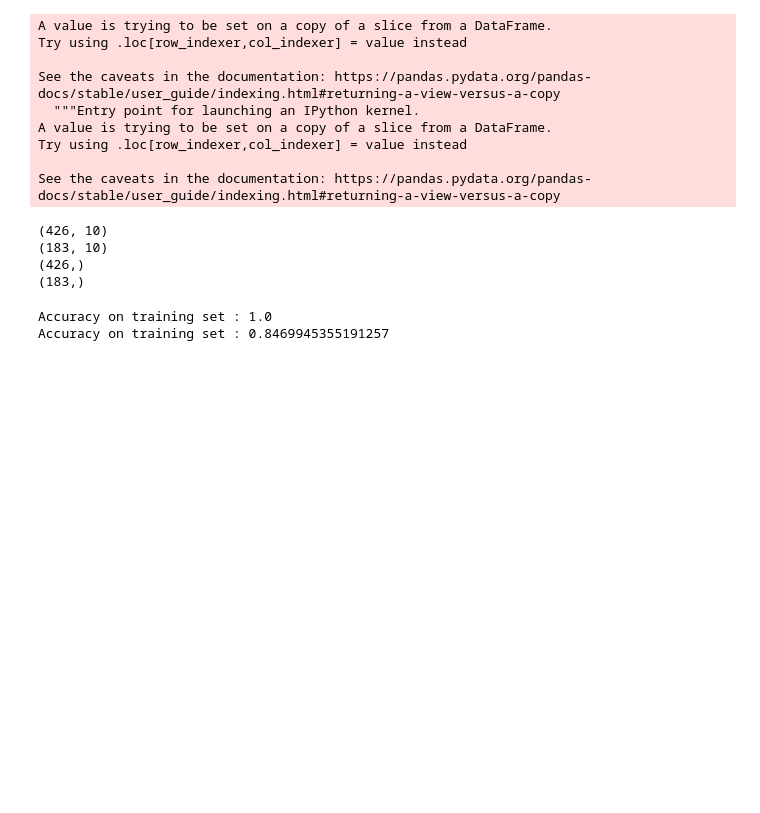
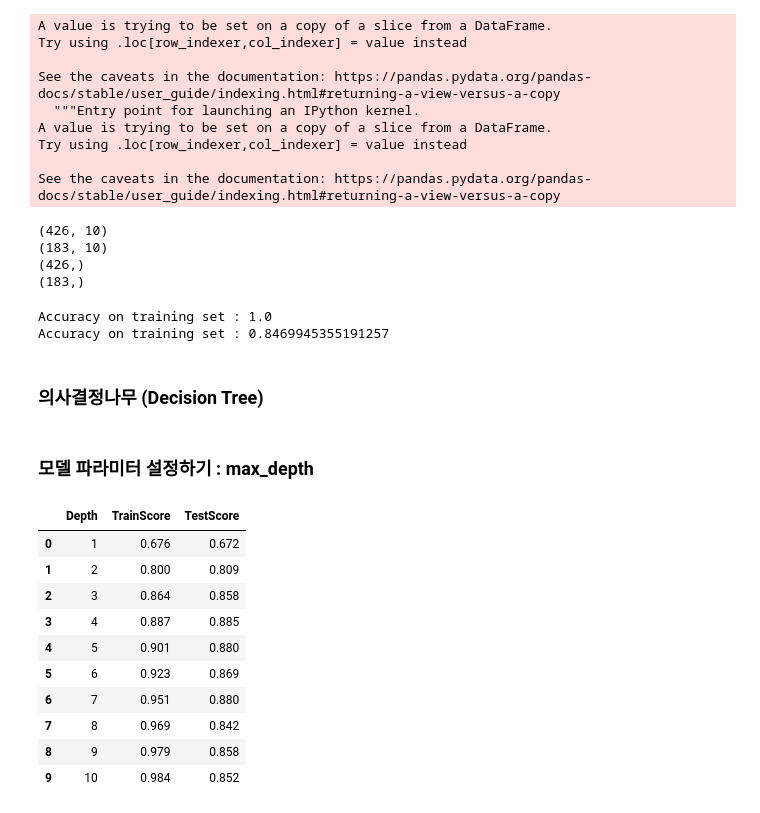
Before and after one commit to mjiii25/posco-academy, a Jupyter notebook: Big-Data/Assignment-2/C1성민지_종합실습-2.ipynb, the cells around one changed output. Saved outputs shown, nothing was run; the diff lists cells and outputs as text; code cells hidden in the pictures; blank space fills up the shorter version.

```diff
--- a/Big-Data/Assignment-2/C1성민지_종합실습-2.ipynb
+++ b/Big-Data/Assignment-2/C1성민지_종합실습-2.ipynb
@@ -453,3 +453,7 @@ print('Accuracy on training set : {}'.format(tree_uncustomized.score(df_test_x,
 # %% [output]
 Accuracy on training set : 1.0
 Accuracy on training set : 0.8469945355191257
+# %% [markdown]
+### **의사결정나무 (Decision Tree)**
+# %% [markdown]
+### **모델 파라미터 설정하기 : max_depth**
@@ -455,0 +474,14 @@ Accuracy on training set : 0.8469945355191257
+# %%
+df_accuracy_depth.round(3)
+# %% [output]
+|  | Depth | TrainScore | TestScore |
+| 0 | 1 | 0.676 | 0.672 |
+| 1 | 2 | 0.800 | 0.809 |
+| 2 | 3 | 0.864 | 0.858 |
+| 3 | 4 | 0.887 | 0.885 |
+| 4 | 5 | 0.901 | 0.880 |
+| 5 | 6 | 0.923 | 0.869 |
+| 6 | 7 | 0.951 | 0.880 |
+| 7 | 8 | 0.969 | 0.842 |
+| 8 | 9 | 0.979 | 0.858 |
+| 9 | 10 | 0.984 | 0.852 |
```
Also changed, not shown: parts of 22 cells of this notebook.
